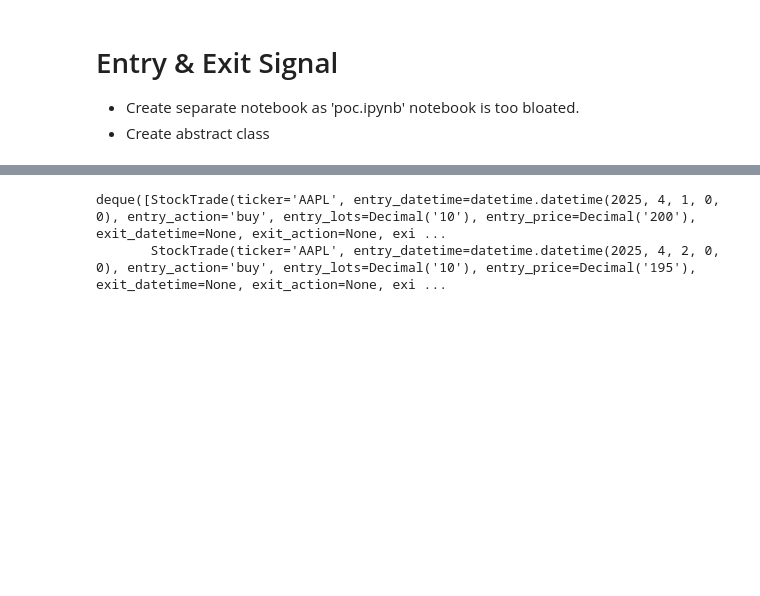
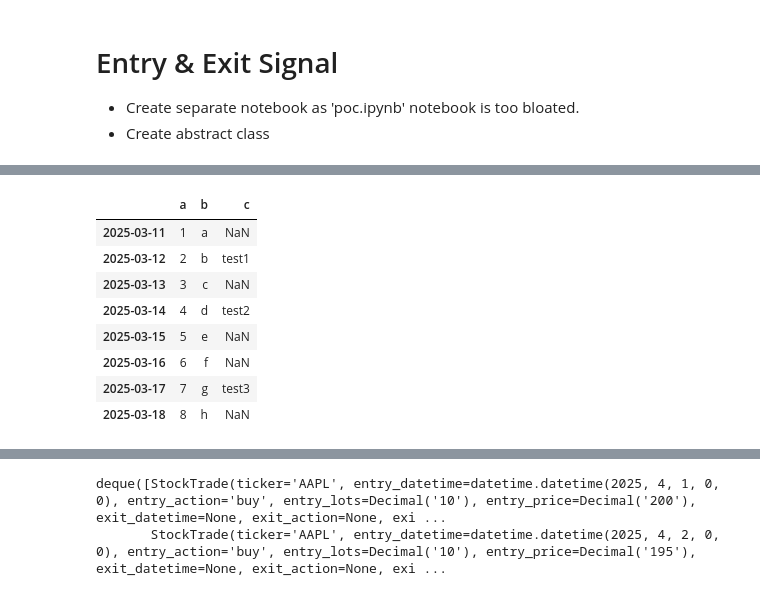
Before and after one commit to CKAbundant/sentiment, a Jupyter notebook: signal.ipynb, the cells around one changed output, grey strips where cells are left out. Saved outputs shown, nothing was run; the diff lists cells and outputs as text; code cells hidden in the pictures; blank space fills up the shorter version.

```diff
--- a/signal.ipynb
+++ b/signal.ipynb
@@ -27,0 +50,6 @@ from src.strategy.base import MultiHalfEntry, MultiEntry, SingleEntry, FIFOExit,
+# %%
+a = pd.DataFrame(
+    {"a": [1, 2, 3, 4, 5, 6, 7, 8], "b": ["a", "b", "c", "d", "e", "f", "g", "h"]},
+    index=pd.date_range("2025-03-11", "2025-03-18"),
+)
+a
@@ -27,0 +66,5 @@ from src.strategy.base import MultiHalfEntry, MultiEntry, SingleEntry, FIFOExit,
+# %%
+b = pd.DataFrame(
+    {"dt": ["2025-03-12", "2025-03-14", "2025-03-17"], "c": ["test1", "test2", "test3"]}
+)
+b
@@ -27,0 +76,4 @@ from src.strategy.base import MultiHalfEntry, MultiEntry, SingleEntry, FIFOExit,
+# %%
+b["dt"] = pd.to_datetime(b["dt"])
+b = b.set_index("dt")
+b
@@ -28 +86,13 @@ from src.strategy.base import MultiHalfEntry, MultiEntry, SingleEntry, FIFOExit,
+# %%
+a.join(b)
+# %% [output]
+|  | a | b | c |
+| 2025-03-11 | 1 | a | NaN |
+| 2025-03-12 | 2 | b | test1 |
+| 2025-03-13 | 3 | c | NaN |
+| 2025-03-14 | 4 | d | test2 |
+| 2025-03-15 | 5 | e | NaN |
+| 2025-03-16 | 6 | f | NaN |
+| 2025-03-17 | 7 | g | test3 |
+| 2025-03-18 | 8 | h | NaN |
 # %%
```
Also changed, not shown: parts of 8 cells of this notebook, 2 other files.
